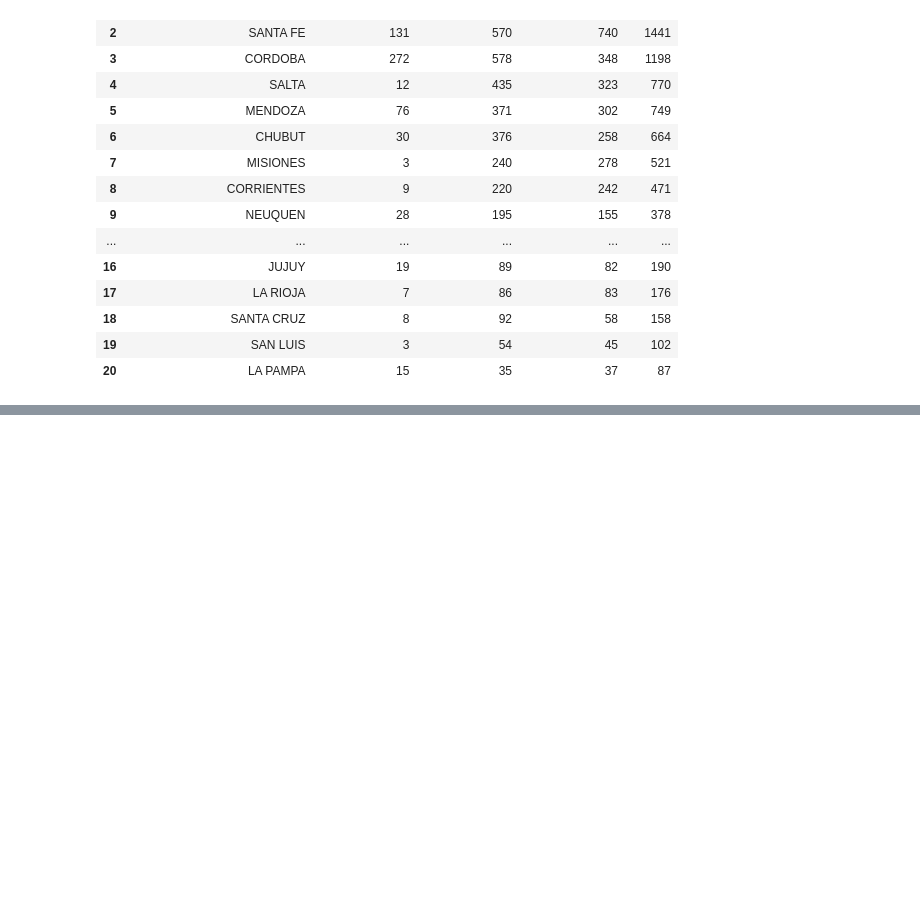
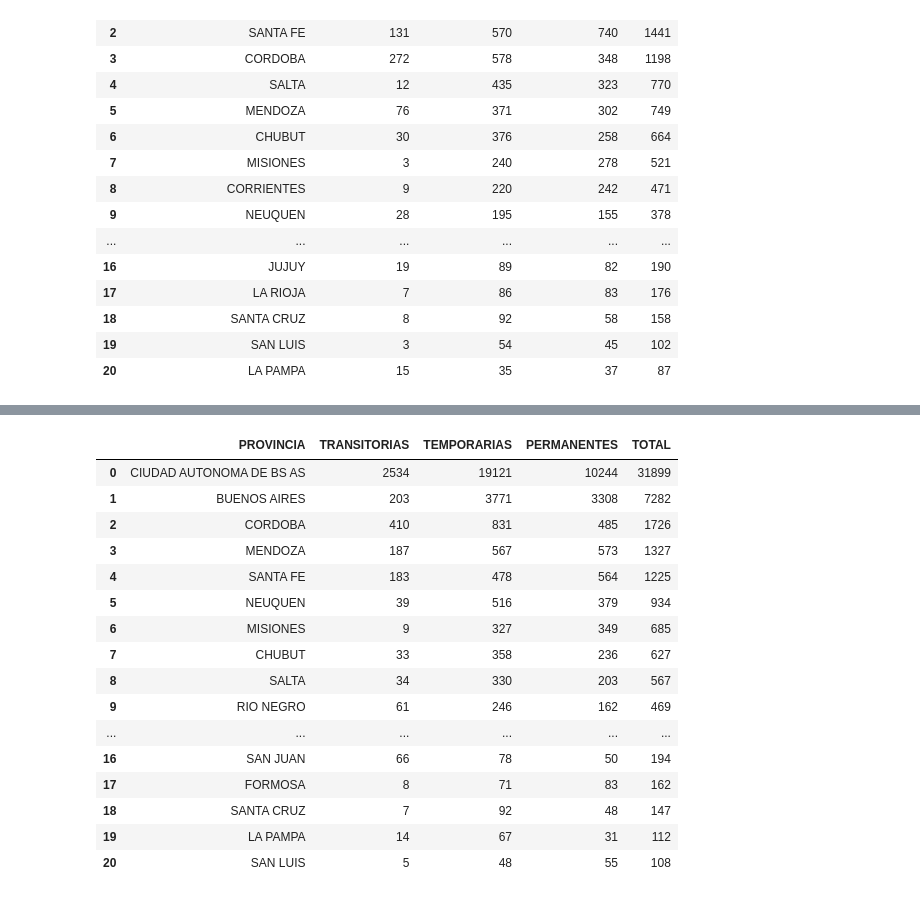
Before and after one commit to DATASCIENTISTSHENRY/PF_DataScience_Migraciones, a Jupyter notebook: EDA_ETL/ETL_EDA_Kpi_Amba.ipynb, the cells around one changed output, grey strips where cells are left out. Saved outputs shown, nothing was run; the diff lists cells and outputs as text; code cells hidden in the pictures; blank space fills up the shorter version.

```diff
--- a/EDA_ETL/ETL_EDA_Kpi_Amba.ipynb
+++ b/EDA_ETL/ETL_EDA_Kpi_Amba.ipynb
@@ -34,0 +98,21 @@ df_residencias12017
+# %%
+df_residencias12018= pd.read_csv("../Datasets/KPI_inmigrantes_AMBA/residencias-otorgadas---1-trimestre---ano-2018.csv")
+df_residencias12018
+# %% [output]
+|  | PROVINCIA | TRANSITORIAS | TEMPORARIAS | PERMANENTES | TOTAL |
+| 0 | CIUDAD AUTONOMA DE BS AS | 2534 | 19121 | 10244 | 31899 |
+| 1 | BUENOS AIRES | 203 | 3771 | 3308 | 7282 |
+| 2 | CORDOBA | 410 | 831 | 485 | 1726 |
+| 3 | MENDOZA | 187 | 567 | 573 | 1327 |
+| 4 | SANTA FE | 183 | 478 | 564 | 1225 |
+| 5 | NEUQUEN | 39 | 516 | 379 | 934 |
+| 6 | MISIONES | 9 | 327 | 349 | 685 |
+| 7 | CHUBUT | 33 | 358 | 236 | 627 |
+| 8 | SALTA | 34 | 330 | 203 | 567 |
+| 9 | RIO NEGRO | 61 | 246 | 162 | 469 |
+| ... | ... | ... | ... | ... | ... |
+| 16 | SAN JUAN | 66 | 78 | 50 | 194 |
+| 17 | FORMOSA | 8 | 71 | 83 | 162 |
+| 18 | SANTA CRUZ | 7 | 92 | 48 | 147 |
+| 19 | LA PAMPA | 14 | 67 | 31 | 112 |
+| 20 | SAN LUIS | 5 | 48 | 55 | 108 |
```
Also changed, not shown: parts of 13 cells of this notebook, 3 other files.
